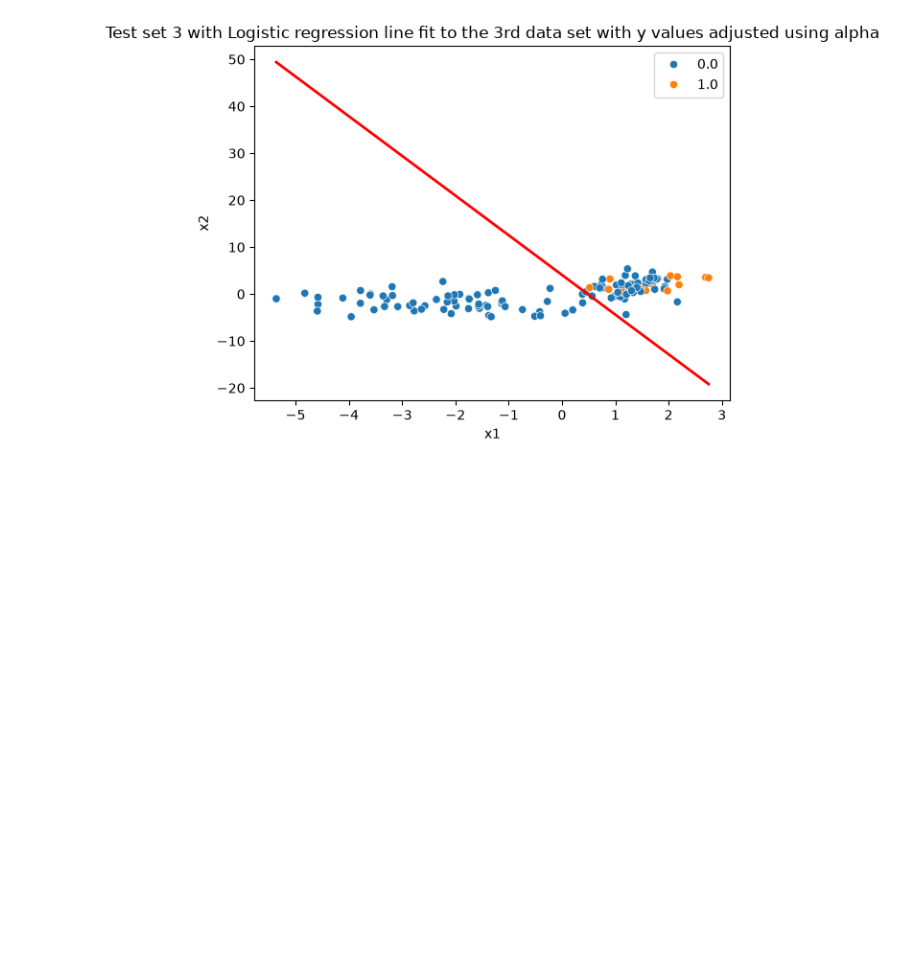
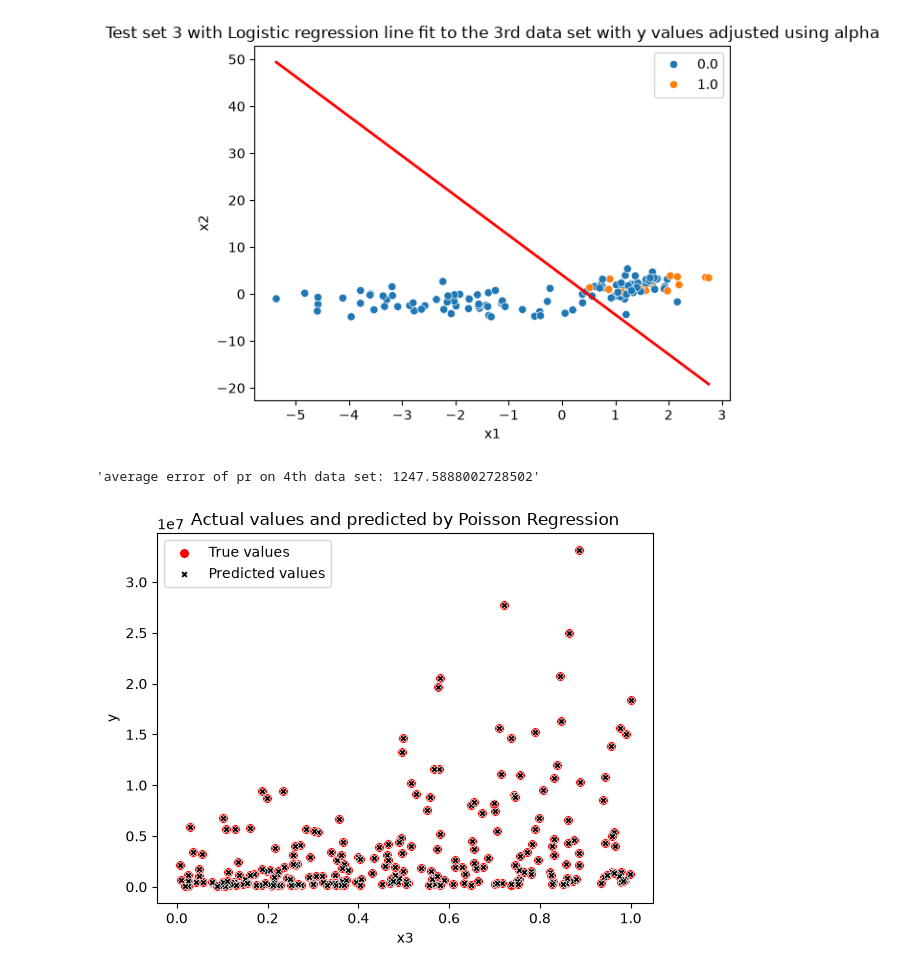
Before and after one commit to BartekWi/cs229, a Jupyter notebook: problem_set_1/ps1_1.ipynb, the cells around one changed output. Cells and saved outputs as stored; diff of their text form; code cells hidden in the pictures; blank space fills up the shorter version.

Commit message:
Implemented Poisson Regression

```diff
--- a/problem_set_1/ps1_1.ipynb
+++ b/problem_set_1/ps1_1.ipynb
@@ -318,3 +318,41 @@ theta_adj[0]+=np.log(2/alpha+1)
 plot_line_with_data(x_test,y_test,theta_adj,"Test set 3 with Logistic regression line fit to the 3rd data set with y values adjusted using alpha")
 # %% [output]
 [figure]
+# %%
+class PoissonRegression(LinearModel):
+    def h(self,x,theta):
+            return np.exp(x@theta)
+    def fit(self,x,y,alpha=2e-7):
+        m,n=x.shape
+
+        self.theta=np.zeros(n)
+
+        theta_pr=np.copy(self.theta)+1
+        while np.linalg.norm(self.theta-theta_pr,ord=1)>=self.eps:
+            theta_pr=np.copy(self.theta)
+
+            self.theta+=alpha/m*x.T@(y-self.h(x,self.theta))
+
+    def predict(self,x):
+        return self.h(x,self.theta)
+# %%
+x_train4, y_train4= util.load_dataset("data/ds4_train.csv", add_intercept=True)
+
+x_val4, y_val4 = util.load_dataset("data/ds4_valid.csv", add_intercept=True)
+# %%
+pr=PoissonRegression()
+pr.fit(x_train4,y_train4)
+pr_predictions=pr.predict(x_val4)
+f"average error of pr on 4th data set: {np.mean(np.abs(pr_predictions-y_val4))}"
+# %% [output]
+'average error of pr on 4th data set: 1247.5888002728502'
+# %%
+fig,ax=plt.subplots()
+sns.scatterplot(x=x_val4[:,3],y=y_val4,color='red',s=50,label="True values")
+sns.scatterplot(x=x_val4[:,3],y=pr_predictions,color='black',marker='X',s=25,label="Predicted values")
+ax.set_title("Actual values and predicted by Poisson Regression")
+ax.set_xlabel('x3')
+ax.set_ylabel('y')
+plt.show()
+# %% [output]
+[figure, added]
```
Also changed, not shown: parts of 2 cells of this notebook.
